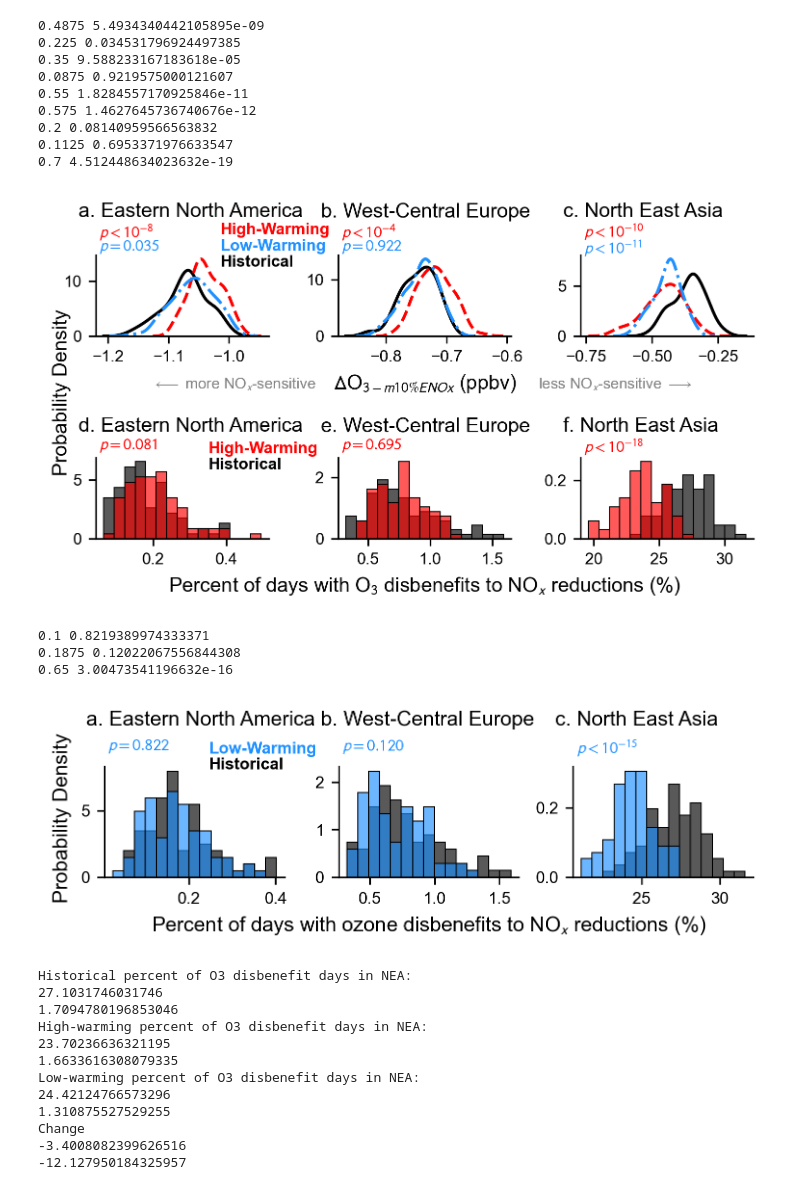
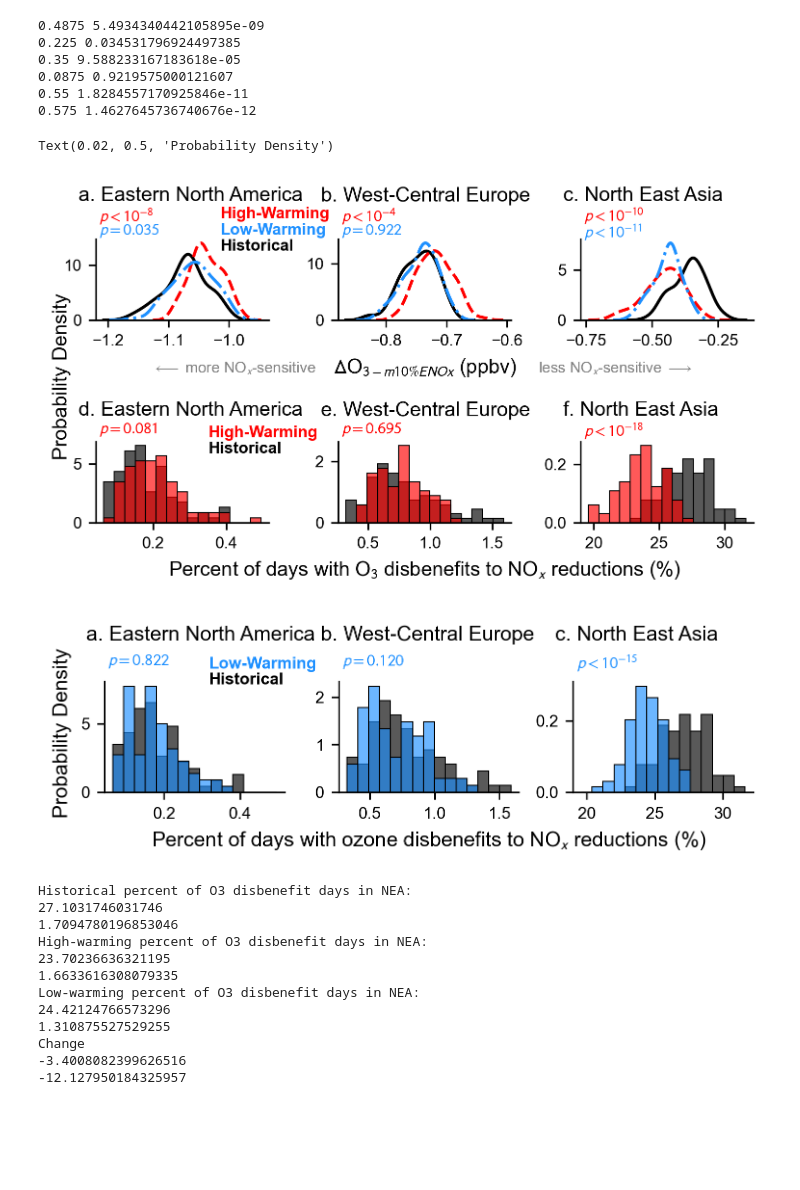
Before and after one commit to emmleroy/future-climate-ozone-sensitivity, a Jupyter notebook: figures_paper/Fig2_and_S4_new.ipynb, the cells around one changed output. Drawn from its saved outputs; the diff is of its cells as text; code cells hidden in the pictures; blank space fills up the shorter version.

Commit message:
Use consistent bin edges for Figure 2 and Figure S4

```diff
--- a/figures_paper/Fig2_and_S4_new.ipynb
+++ b/figures_paper/Fig2_and_S4_new.ipynb
@@ -251,10 +284,12 @@ datasets = [
 ]
 
 num_bins = 15
-
+all_bins = []
 # Plot histograms
 for i, (data1, data2, color2) in enumerate(datasets):
-    plot_histogram(axes[i], data1, data2, num_bins, titles[i], color2)
+    bins = plot_histogram(axes[i], data1, data2, num_bins, titles[i], color2)
+    all_bins.append(bins)
+    #plot_histogram(axes[i], data1, data2, num_bins, titles[i], color2)
     axes[i].spines[['right', 'top']].set_visible(False)
     axes[i].set_ylabel(None)
     axes[i].tick_params(axis='both', labelsize=8)
@@ -274,7 +309,7 @@ fig.supylabel(ylabel)
 
 ###############################################
 
-plt.savefig("Fig2_new.pdf")
+#plt.savefig("Fig2_new.pdf")
 # %% [output]
 0.4875 5.4934340442105895e-09
 0.225 0.034531796924497385
@@ -282,9 +317,7 @@ plt.savefig("Fig2_new.pdf")
 0.0875 0.9219575000121607
 0.55 1.8284557170925846e-11
 0.575 1.4627645736740676e-12
-0.2 0.08140959566563832
-0.1125 0.6953371976633547
-0.7 4.512448634023632e-19
+Text(0.02, 0.5, 'Probability Density')
 [figure]
 # %%
 tools.set_matplotlib_font("Arial")
@@ -319,38 +352,35 @@ ax6 = fig.add_subplot(gs1[0, 2])
 axes = [ax4, ax5, ax6]
 titles = [
     "a. Eastern North America", "b. West-Central Europe", "c. North East Asia",
 ]
 datasets = [
     (ENA_present, ENA_futurepol, "dodgerblue"),
     (WCE_present, WCE_futurepol, "dodgerblue"),
     (EAS_present, EAS_futurepol, "dodgerblue"),
 ]
 
 num_bins = 15
 for i, (data1, data2, color2) in enumerate(datasets):
-    plot_histogram(axes[i], data1, data2, num_bins, titles[i], color2)
+    plot_histogram(axes[i], data1, data2, num_bins, titles[i], color2, bins=all_bins[i])
     axes[i].spines[['right', 'top']].set_visible(False)
     axes[i].set_ylabel(None)
     axes[i].tick_params(axis='both', labelsize=8)
 
 # Legend
 ax4.text(0.58, 1.22, "Low-Warming", ha='left', va='top', transform=ax4.transAxes, color='dodgerblue', fontsize=8, fontweight='bold')
 ax4.text(0.58, 1.08, "Historical", ha='left', va='top', transform=ax4.transAxes, color='black', fontsize=8, fontweight='bold')
 
 # X-label
 axes[1].set_xlabel("Percent of days with ozone disbenefits to NO$_x$ reductions (%)", fontsize=10)
 
 # Y-label
 fig.supylabel(ylabel)
 
 ###############################################
 
 plt.savefig("FigS4_new.png")
 # %% [output]
-0.1 0.8219389974333371
-0.1875 0.12022067556844308
-0.65 3.00473541196632e-16
-[figure, old version]
+[figure, new version]
 # %%
 # Calculate mean and standard deviation of NEA disbenefit days (reported in Section 3.4)
 print("Historical percent of O3 disbenefit days in NEA:")
```
Also changed, not shown: parts of 1 cell of this notebook.
